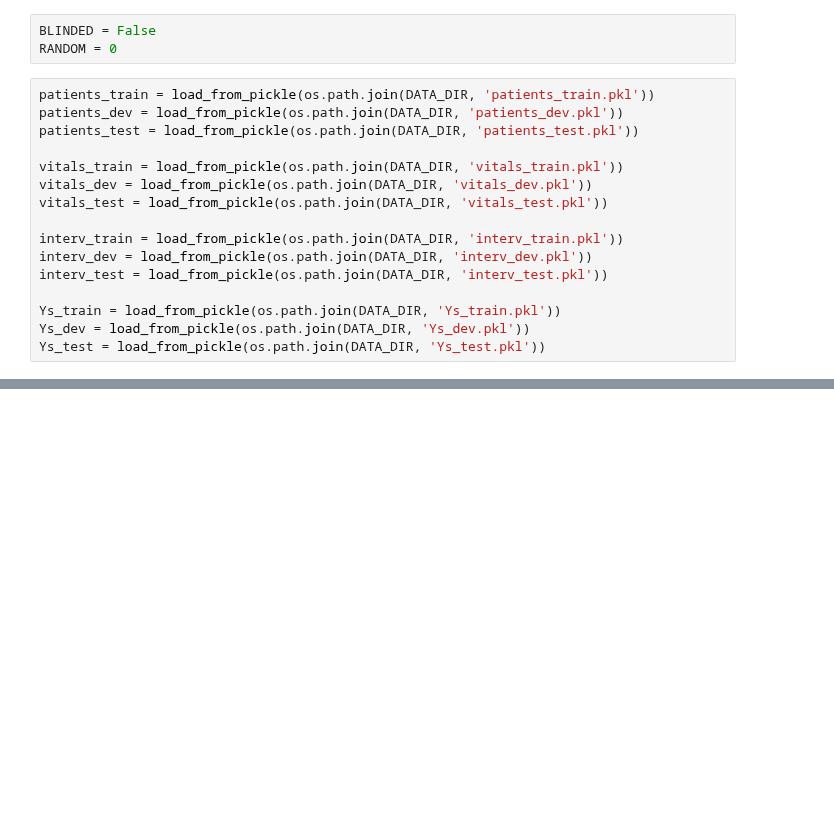
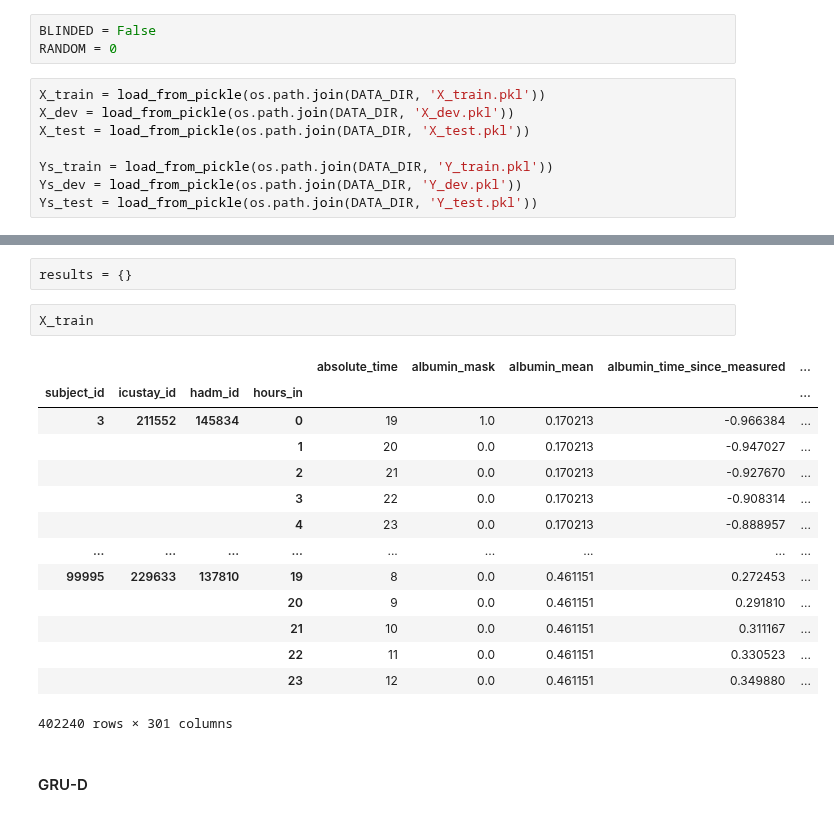
Before and after one commit to drama-404/FuzzyMedNet, a Jupyter notebook: notebooks/Model Implementation.ipynb, the cells around one changed output, grey strips where cells are left out. Saved outputs shown, nothing was run; the diff lists cells and outputs as text; blank space fills up the shorter version.

```diff
--- a/notebooks/Model Implementation.ipynb
+++ b/notebooks/Model Implementation.ipynb
@@ -37,18 +22,10 @@ warnings.filterwarnings('ignore')
 BLINDED = False
 RANDOM = 0
 # %%
-patients_train = load_from_pickle(os.path.join(DATA_DIR, 'patients_train.pkl'))
-patients_dev = load_from_pickle(os.path.join(DATA_DIR, 'patients_dev.pkl'))
-patients_test = load_from_pickle(os.path.join(DATA_DIR, 'patients_test.pkl'))
+X_train = load_from_pickle(os.path.join(DATA_DIR, 'X_train.pkl'))
+X_dev = load_from_pickle(os.path.join(DATA_DIR, 'X_dev.pkl'))
+X_test = load_from_pickle(os.path.join(DATA_DIR, 'X_test.pkl'))
 
-vitals_train = load_from_pickle(os.path.join(DATA_DIR, 'vitals_train.pkl'))
-vitals_dev = load_from_pickle(os.path.join(DATA_DIR, 'vitals_dev.pkl'))
-vitals_test = load_from_pickle(os.path.join(DATA_DIR, 'vitals_test.pkl'))
-
-interv_train = load_from_pickle(os.path.join(DATA_DIR, 'interv_train.pkl'))
-interv_dev = load_from_pickle(os.path.join(DATA_DIR, 'interv_dev.pkl'))
-interv_test = load_from_pickle(os.path.join(DATA_DIR, 'interv_test.pkl'))
-
-Ys_train = load_from_pickle(os.path.join(DATA_DIR, 'Ys_train.pkl'))
-Ys_dev = load_from_pickle(os.path.join(DATA_DIR, 'Ys_dev.pkl'))
-Ys_test = load_from_pickle(os.path.join(DATA_DIR, 'Ys_test.pkl'))
+Ys_train = load_from_pickle(os.path.join(DATA_DIR, 'Y_train.pkl'))
+Ys_dev = load_from_pickle(os.path.join(DATA_DIR, 'Y_dev.pkl'))
+Ys_test = load_from_pickle(os.path.join(DATA_DIR, 'Y_test.pkl'))
@@ -81,0 +124,21 @@ pat_idx.shape
+# %%
+results = {}
+# %%
+X_train
+# %% [output]
+|  |  |  |  | absolute_time | albumin_mask | albumin_mean | albumin_time_since_measured | ... |
+| subject_id | icustay_id | hadm_id | hours_in |  |  |  |  | ... |
+| 3 | 211552 | 145834 | 0 | 19 | 1.0 | 0.170213 | -0.966384 | ... |
+|  |  |  | 1 | 20 | 0.0 | 0.170213 | -0.947027 | ... |
+|  |  |  | 2 | 21 | 0.0 | 0.170213 | -0.927670 | ... |
+|  |  |  | 3 | 22 | 0.0 | 0.170213 | -0.908314 | ... |
+|  |  |  | 4 | 23 | 0.0 | 0.170213 | -0.888957 | ... |
+| ... | ... | ... | ... | ... | ... | ... | ... | ... |
+| 99995 | 229633 | 137810 | 19 | 8 | 0.0 | 0.461151 | 0.272453 | ... |
+|  |  |  | 20 | 9 | 0.0 | 0.461151 | 0.291810 | ... |
+|  |  |  | 21 | 10 | 0.0 | 0.461151 | 0.311167 | ... |
+|  |  |  | 22 | 11 | 0.0 | 0.461151 | 0.330523 | ... |
+|  |  |  | 23 | 12 | 0.0 | 0.461151 | 0.349880 | ... |
+402240 rows × 301 columns
+# %% [markdown]
+#### GRU-D
```
Also changed, not shown: parts of 18 cells of this notebook, 5 other files.
